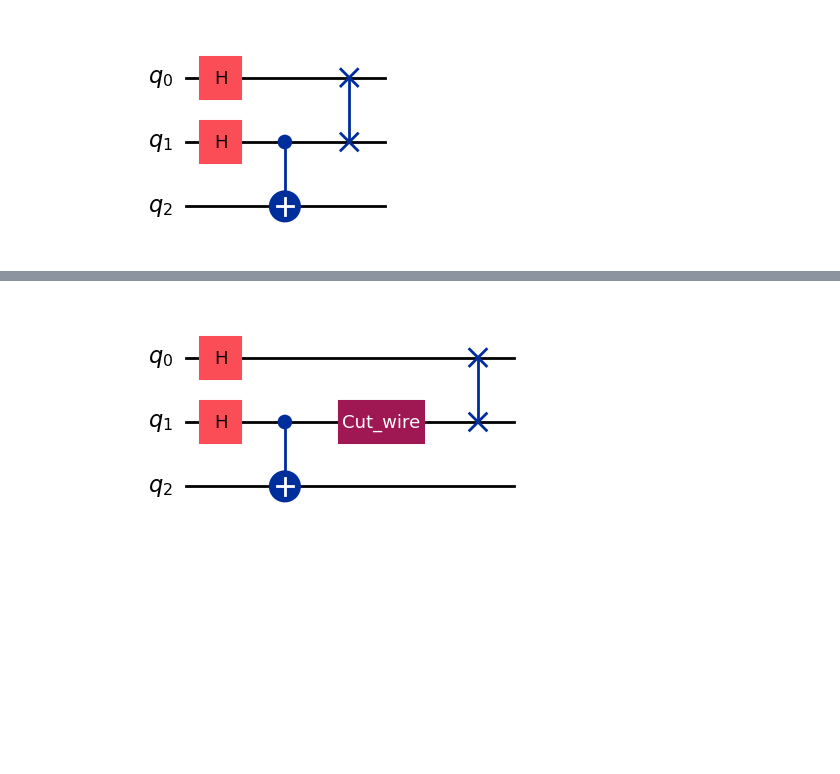
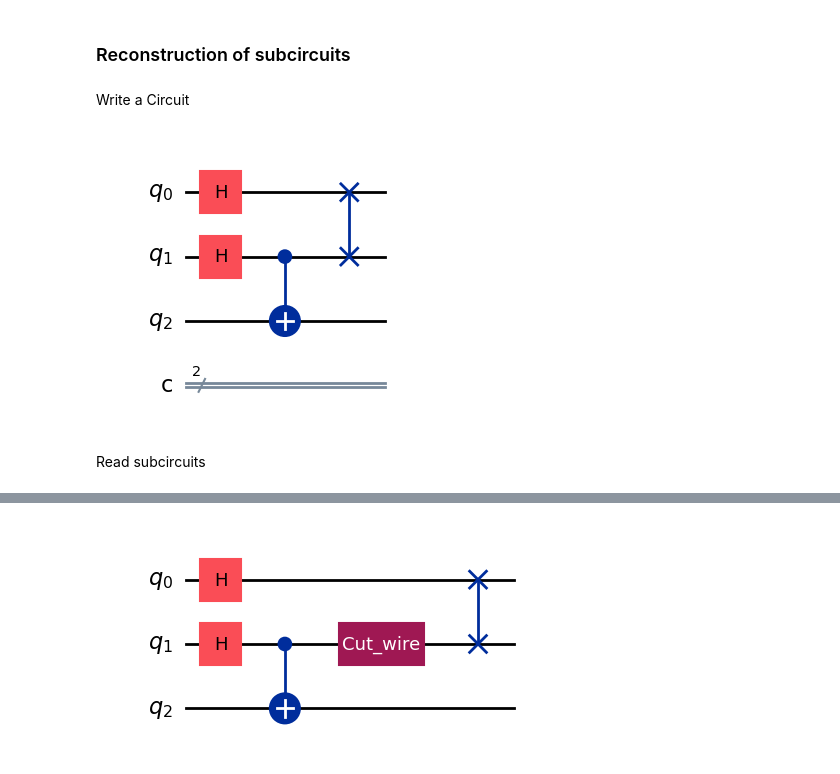
Before and after one commit to XinpengLi1/IBM_Subcircuit_Results, a Jupyter notebook: Circuit_Cutting_FPGA.ipynb, the cells around one changed output, grey strips where cells are left out. Drawn from its saved outputs; the diff is of its cells as text; code cells hidden in the pictures; blank space fills up the shorter version.

```diff
--- a/Circuit_Cutting_FPGA.ipynb
+++ b/Circuit_Cutting_FPGA.ipynb
@@ -1,34 +1,41 @@
+# %% [markdown]
+### Reconstruction of subcircuits
+# %% [markdown]
+Write a Circuit
 # %%
 import numpy as np
 from qiskit import QuantumCircuit
 from qiskit.transpiler import generate_preset_pass_manager
 from qiskit.quantum_info import SparsePauliOp
 from qiskit_ibm_runtime.fake_provider import FakeManilaV2
 from qiskit_ibm_runtime import SamplerV2, Batch
 from qiskit_aer.primitives import EstimatorV2
 
 from qiskit_addon_cutting.instructions import Move, CutWire
 from qiskit_addon_cutting import (
     partition_problem,
     generate_cutting_experiments,
     cut_wires,
     expand_observables,
     reconstruct_expectation_values,
 )
 
 
-qc_0 = QuantumCircuit(3)
+qc_0 = QuantumCircuit(3,2)
 for i in range(2):
     qc_0.h(i)
 
 qc_0.cx(1,2)
 qc_0.swap(0,1)
 
+# qc_0.measure([2,1],[0,1])
 
-# Define observable
-observable = SparsePauliOp(["ZII", "IZI"])
+# # Define observable
+# observable = SparsePauliOp(["ZII", "IZI"])
 
 # Draw circuit
 qc_0.draw("mpl")
 # %% [output]
-[figure, old version]
+[figure, new version]
+# %% [markdown]
+Read subcircuits
```
Also changed, not shown: parts of 35 cells of this notebook, 40 other files.
